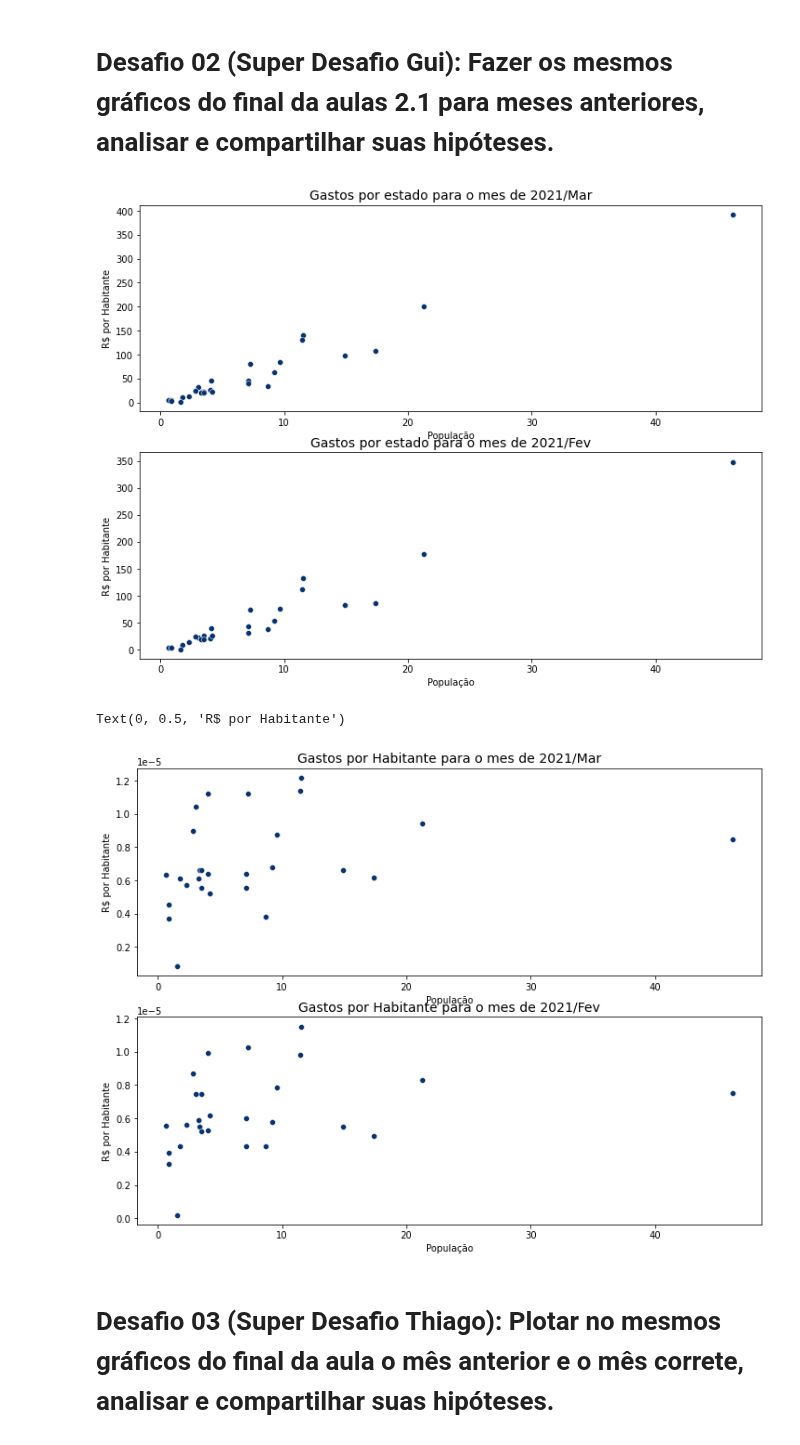
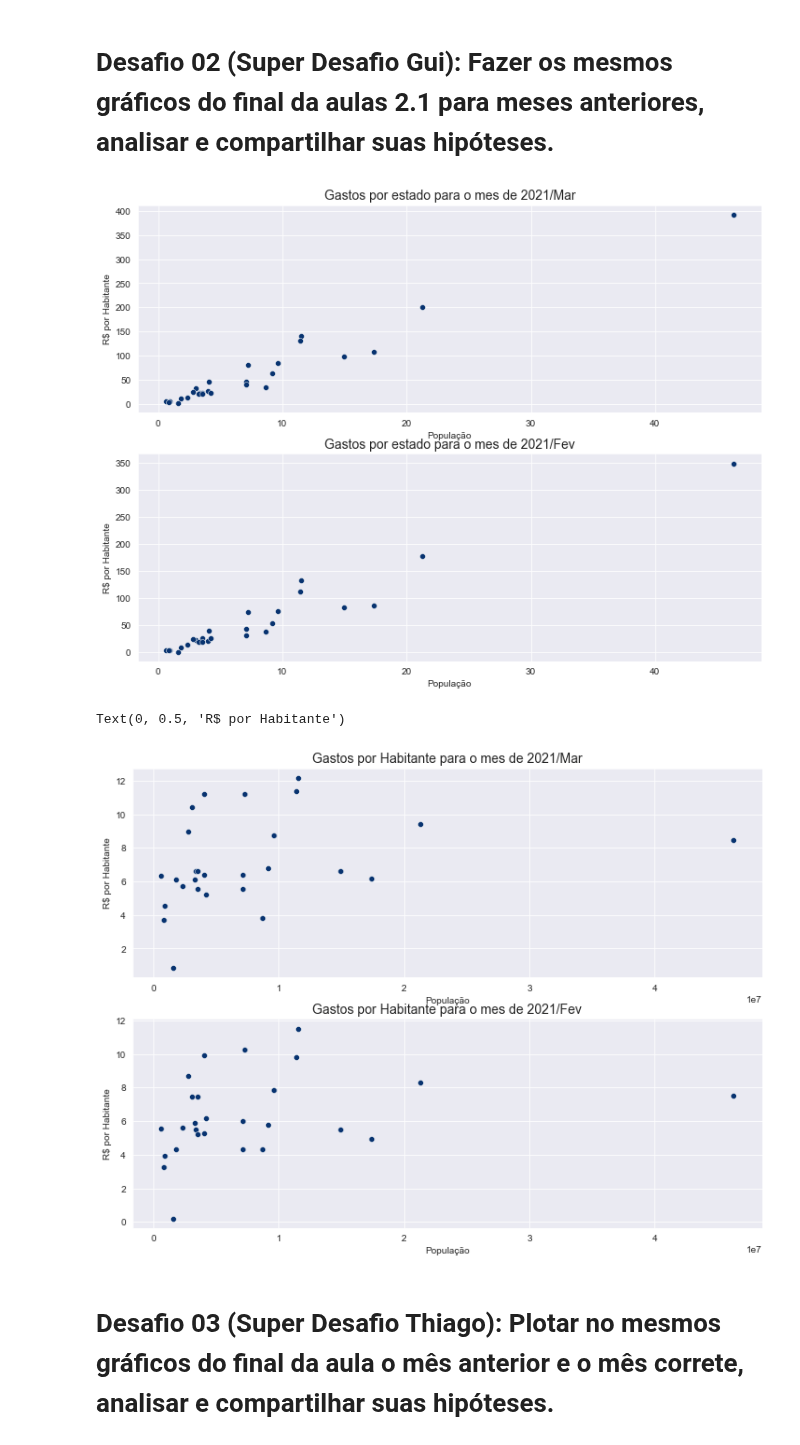
Before and after one commit to antoniodragoc/Bootcamp_Data_Science_Aplicada, a Jupyter notebook: Modulo02/m02a02.ipynb, the cells around one changed output. Drawn from its saved outputs; the diff is of its cells as text; code cells hidden in the pictures.

```diff
--- a/Modulo02/m02a02.ipynb
+++ b/Modulo02/m02a02.ipynb
@@ -5,6 +5,8 @@ import matplotlib.pyplot as plt
 import matplotlib.ticker as ticker
 import seaborn as sns
 
+sns.set_style()
+
 # Fomatação do Pandas
 pd.options.display.float_format='{:.2f}'.format
 
@@ -142,23 +144,23 @@ sns.scatterplot(data=gastos/1e6, x = 'População', y =gastos.columns[2])
 plt.title('Gastos por estado para o mes de {}'.format(gastos.columns[2]), size = 14)
 plt.ylabel('R$ por Habitante');
 # %% [output]
-[figure, old version]
+[figure, new version]
 # %%
 fig = plt.figure(figsize= (12,9))
 
 # Definindo a figura
 ax1 = fig.add_subplot(211)
-sns.scatterplot(data=gastos/1e6, x = 'População', y =gastos.columns[3])
+sns.scatterplot(data=gastos, x = 'População', y =gastos.columns[3])
 plt.title('Gastos por Habitante para o mes de {}'.format(gastos.columns[1]), size = 14)
 plt.ylabel('R$ por Habitante')
 
 ax2 = fig.add_subplot(212)
-sns.scatterplot(data=gastos/1e6, x = 'População', y =gastos.columns[4])
+sns.scatterplot(data=gastos, x = 'População', y =gastos.columns[4])
 plt.title('Gastos por Habitante para o mes de {}'.format(gastos.columns[2]), size = 14)
 plt.ylabel('R$ por Habitante')
 # %% [output]
 Text(0, 0.5, 'R$ por Habitante')
-[figure, old version]
+[figure, new version]
 # %% [markdown]
 # Desafio 03 (Super Desafio Thiago): Plotar no mesmos gráficos do final da aula o mês anterior e o mês correte, analisar e compartilhar suas hipóteses.
 # %%
```
Also changed, not shown: parts of 8 cells of this notebook.
